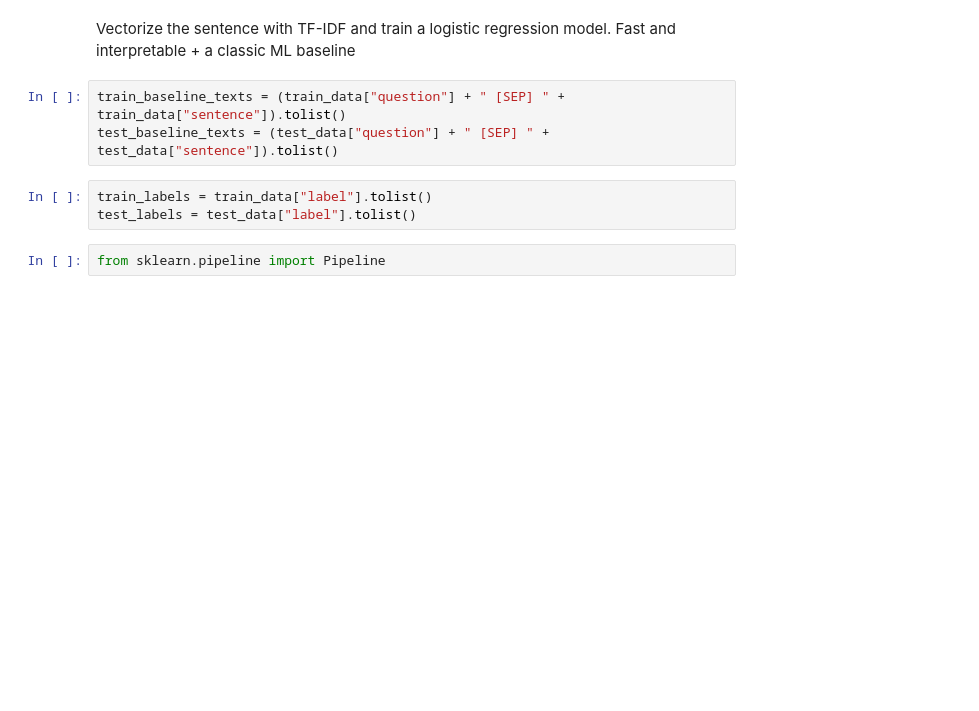
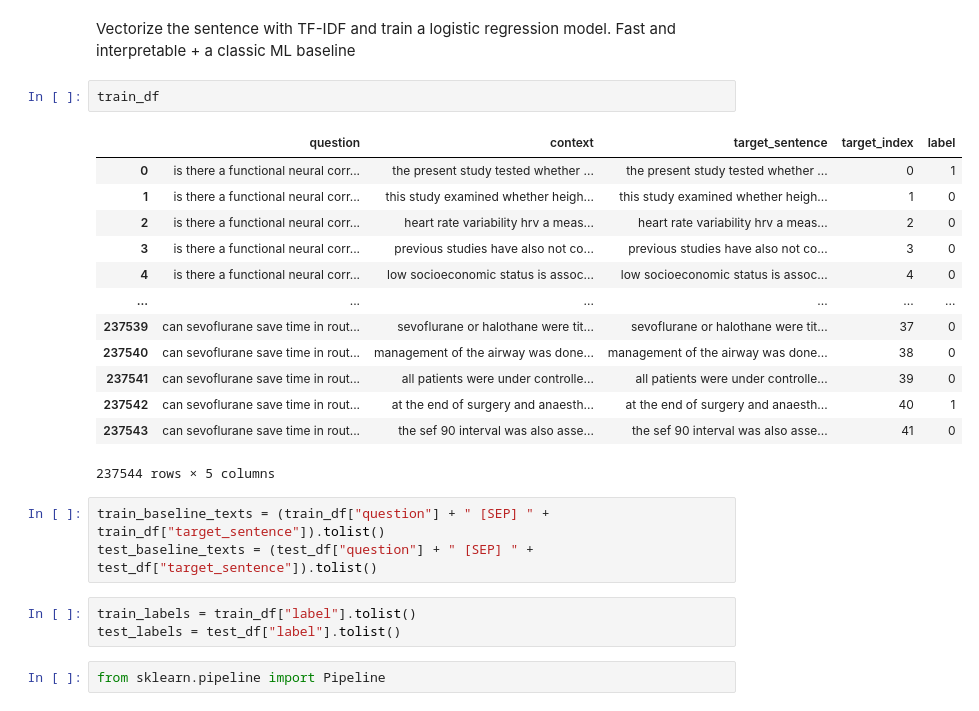
Before and after one commit to KRLabsOrg/verbatim-rag, a Jupyter notebook: exploration/RAGBENCH/train_sc_on_pubmed.ipynb, the cells around one changed output. Cells and saved outputs as stored; diff of their text form; blank space fills up the shorter version.

```diff
--- a/exploration/RAGBENCH/train_sc_on_pubmed.ipynb
+++ b/exploration/RAGBENCH/train_sc_on_pubmed.ipynb
@@ -611,12 +573,28 @@ Find logs at: ./wandb/run-20250406_161156-6hgr88p4/logs
 # Baseline Model
 # %% [markdown]
 Vectorize the sentence with TF-IDF and train a logistic regression model. Fast and interpretable + a classic ML baseline
+# %%
+train_df
+# %% [output]
+|  | question | context | target_sentence | target_index | label |
+| 0 | is there a functional neural corr... | the present study tested whether ... | the present study tested whether ... | 0 | 1 |
+| 1 | is there a functional neural corr... | this study examined whether heigh... | this study examined whether heigh... | 1 | 0 |
+| 2 | is there a functional neural corr... | heart rate variability hrv a meas... | heart rate variability hrv a meas... | 2 | 0 |
+| 3 | is there a functional neural corr... | previous studies have also not co... | previous studies have also not co... | 3 | 0 |
+| 4 | is there a functional neural corr... | low socioeconomic status is assoc... | low socioeconomic status is assoc... | 4 | 0 |
+| ... | ... | ... | ... | ... | ... |
+| 237539 | can sevoflurane save time in rout... | sevoflurane or halothane were tit... | sevoflurane or halothane were tit... | 37 | 0 |
+| 237540 | can sevoflurane save time in rout... | management of the airway was done... | management of the airway was done... | 38 | 0 |
+| 237541 | can sevoflurane save time in rout... | all patients were under controlle... | all patients were under controlle... | 39 | 0 |
+| 237542 | can sevoflurane save time in rout... | at the end of surgery and anaesth... | at the end of surgery and anaesth... | 40 | 1 |
+| 237543 | can sevoflurane save time in rout... | the sef 90 interval was also asse... | the sef 90 interval was also asse... | 41 | 0 |
+237544 rows × 5 columns
 # %%
-train_baseline_texts = (train_data["question"] + " [SEP] " + train_data["sentence"]).tolist()
-test_baseline_texts = (test_data["question"] + " [SEP] " + test_data["sentence"]).tolist()
+train_baseline_texts = (train_df["question"] + " [SEP] " + train_df["target_sentence"]).tolist()
+test_baseline_texts = (test_df["question"] + " [SEP] " + test_df["target_sentence"]).tolist()
 # %%
-train_labels = train_data["label"].tolist()
-test_labels = test_data["label"].tolist()
+train_labels = train_df["label"].tolist()
+test_labels = test_df["label"].tolist()
 # %%
 from sklearn.pipeline import Pipeline
 # %%
```
Also changed, not shown: parts of 37 cells of this notebook, 41 other files.
